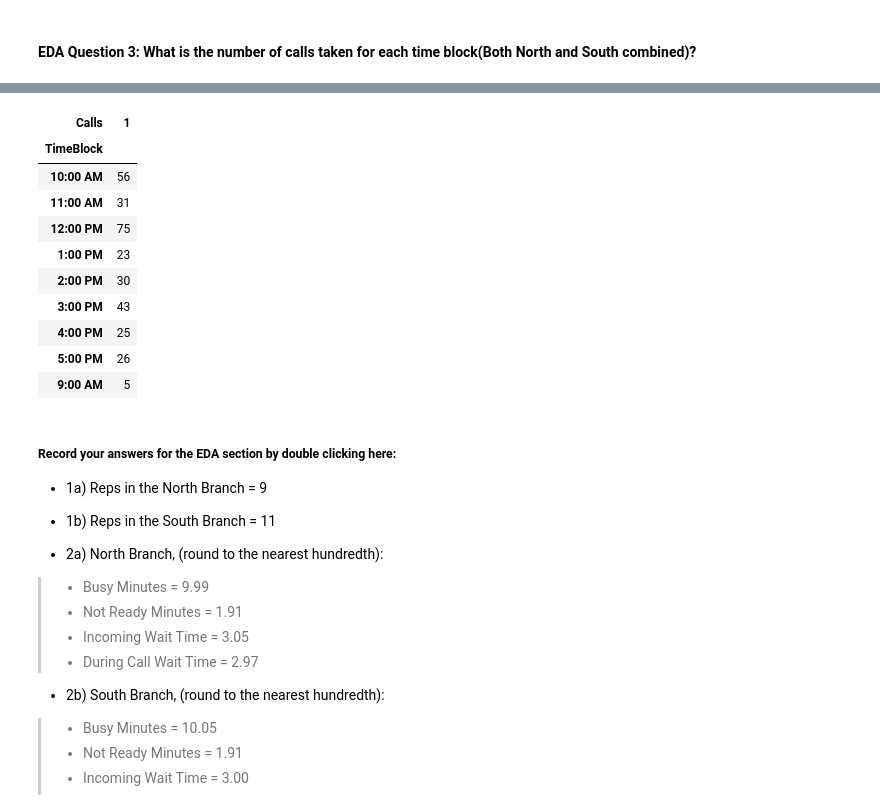
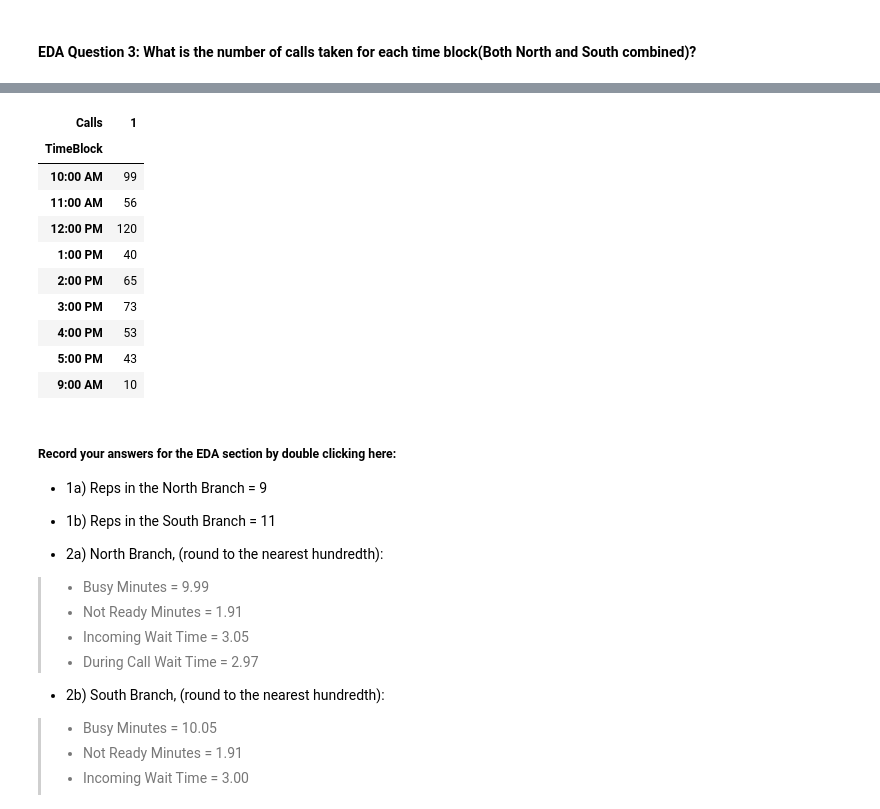
Before and after one commit to ashhsing/call-center-cleanup-assignment, a Jupyter notebook: Call_Center_Cleanup.ipynb, the cells around one changed output, grey strips where cells are left out. Drawn from its saved outputs; the diff is of its cells as text; code cells hidden in the pictures.

```diff
--- a/Call_Center_Cleanup.ipynb
+++ b/Call_Center_Cleanup.ipynb
@@ -179,17 +165,20 @@ north_df.groupby('TimeBlock')["Calls"].value_counts().unstack()
-# %%
-south_df.groupby('TimeBlock')["Calls"].value_counts().unstack()
-# %% [output]
-| Calls | 1 |
-| TimeBlock |  |
-| 10:00 AM | 56 |
-| 11:00 AM | 31 |
-| 12:00 PM | 75 |
-| 1:00 PM | 23 |
-| 2:00 PM | 30 |
-| 3:00 PM | 43 |
-| 4:00 PM | 25 |
-| 5:00 PM | 26 |
-| 9:00 AM | 5 |
+# %%
+n_timeblock = north_df.groupby('TimeBlock')["Calls"].value_counts().unstack()
+s_timeblock = south_df.groupby('TimeBlock')["Calls"].value_counts().unstack()
+timeblock_sum = n_timeblock + s_timeblock
+timeblock_sum
+# %% [output]
+| Calls | 1 |
+| TimeBlock |  |
+| 10:00 AM | 99 |
+| 11:00 AM | 56 |
+| 12:00 PM | 120 |
+| 1:00 PM | 40 |
+| 2:00 PM | 65 |
+| 3:00 PM | 73 |
+| 4:00 PM | 53 |
+| 5:00 PM | 43 |
+| 9:00 AM | 10 |
 # %% [markdown]
 ##### Record your answers for the EDA section by double clicking here:
 - 1a) Reps in the North Branch = 9
```
Also changed, not shown: parts of 21 cells of this notebook.
